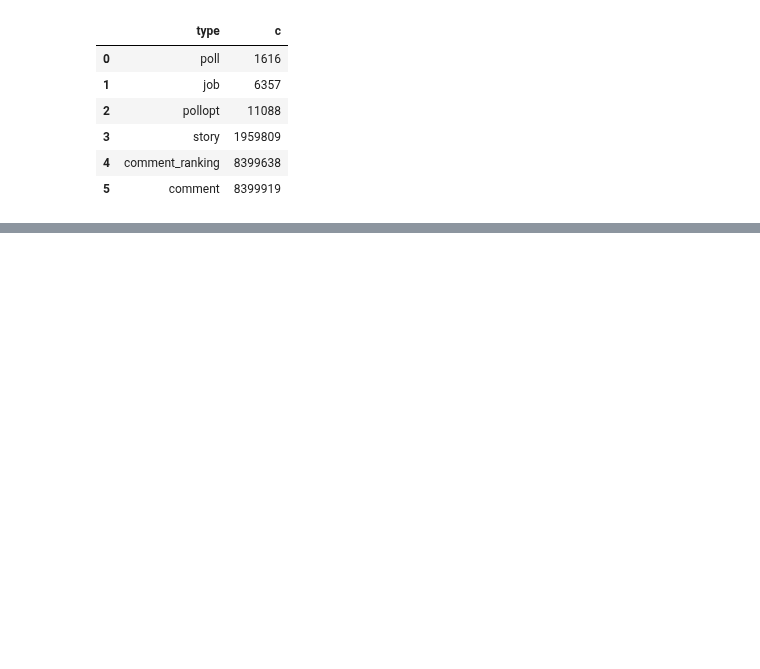
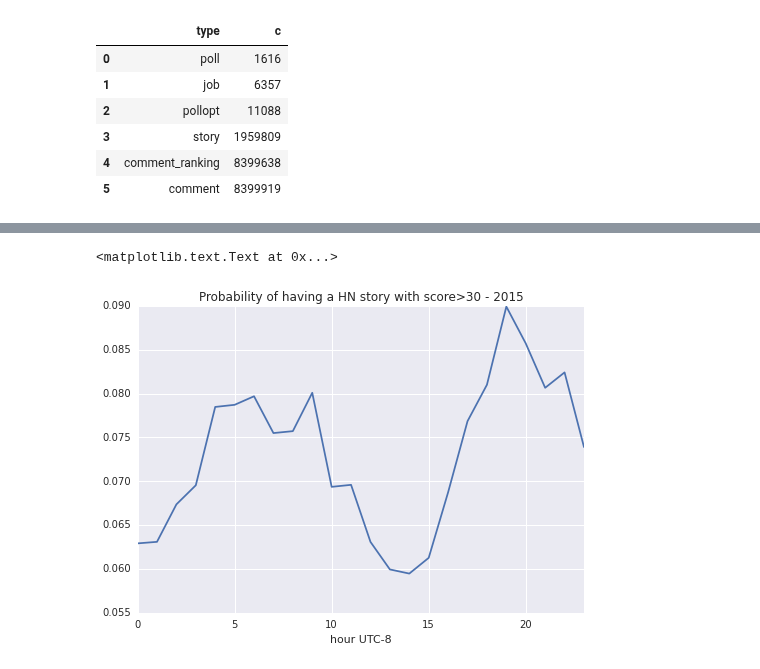
Before and after one commit to fhoffa/notebooks, a Jupyter notebook: analyzing hacker news.ipynb, the cells around one changed output, grey strips where cells are left out. Saved outputs shown, nothing was run; the diff lists cells and outputs as text; code cells hidden in the pictures; blank space fills up the shorter version.

```diff
--- a/analyzing hacker news.ipynb
+++ b/analyzing hacker news.ipynb
@@ -65,5 +67,4 @@ hAxis: {title: 'by twitter.com/felipehoffa, learn more at reddit.com/r/bigquery'
 # %%
-%%chart line --fields hour,prob --data hn.score_per_hour
-title: "Probability of having a HN story with score>30 - 2015 - UTC-8 tz"
-legend: {position: 'in'}
+my_plot=scores.set_index('hour')['prob'].plot(kind='line', title='Probability of having a HN story with score>30 - 2015')
+my_plot.set_xlabel("hour UTC-8")
 # %% [output]
@@ -70,0 +71,2 @@ legend: {position: 'in'}
+<matplotlib.text.Text at 0x...>
+[figure, added]
```
Also changed, not shown: parts of 10 cells of this notebook.
